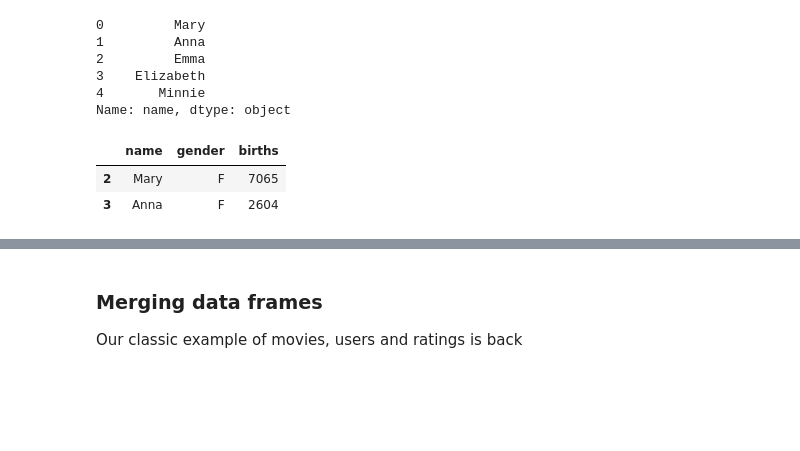
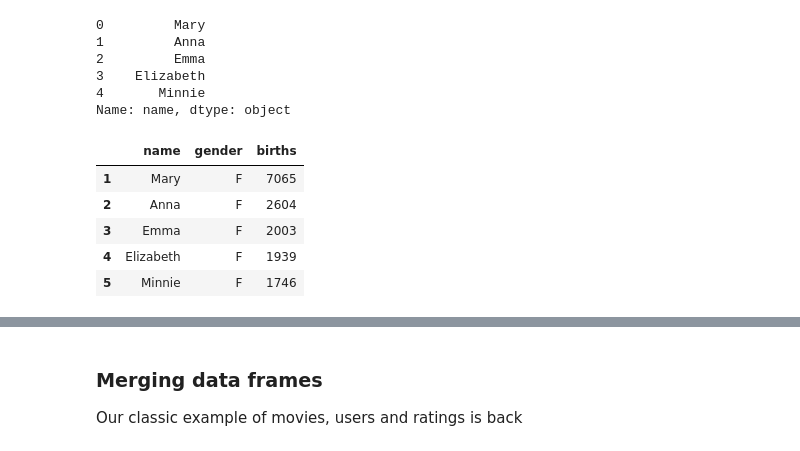
Before and after one commit to FelixWu111/comp2420-2019-lecturescripts, a Jupyter notebook: week-1-2/Lec3_Pandas.ipynb, the cells around one changed output, grey strips where cells are left out. Saved outputs shown, nothing was run; the diff lists cells and outputs as text; code cells hidden in the pictures; blank space fills up the shorter version.

```diff
--- a/week-1-2/Lec3_Pandas.ipynb
+++ b/week-1-2/Lec3_Pandas.ipynb
@@ -69,10 +72,13 @@ names['name'].head()
 Name: name, dtype: object
 # %%
 ## Reindexing just make sure index start from 1
-names.index = names.index + 1
-names.head(2)
+names.index = names.index +1
+names.head(5)
 # %% [output]
 |  | name | gender | births |
-| 2 | Mary | F | 7065 |
-| 3 | Anna | F | 2604 |
+| 1 | Mary | F | 7065 |
+| 2 | Anna | F | 2604 |
+| 3 | Emma | F | 2003 |
+| 4 | Elizabeth | F | 1939 |
+| 5 | Minnie | F | 1746 |
 # %%
```
Also changed, not shown: parts of 13 cells of this notebook.
